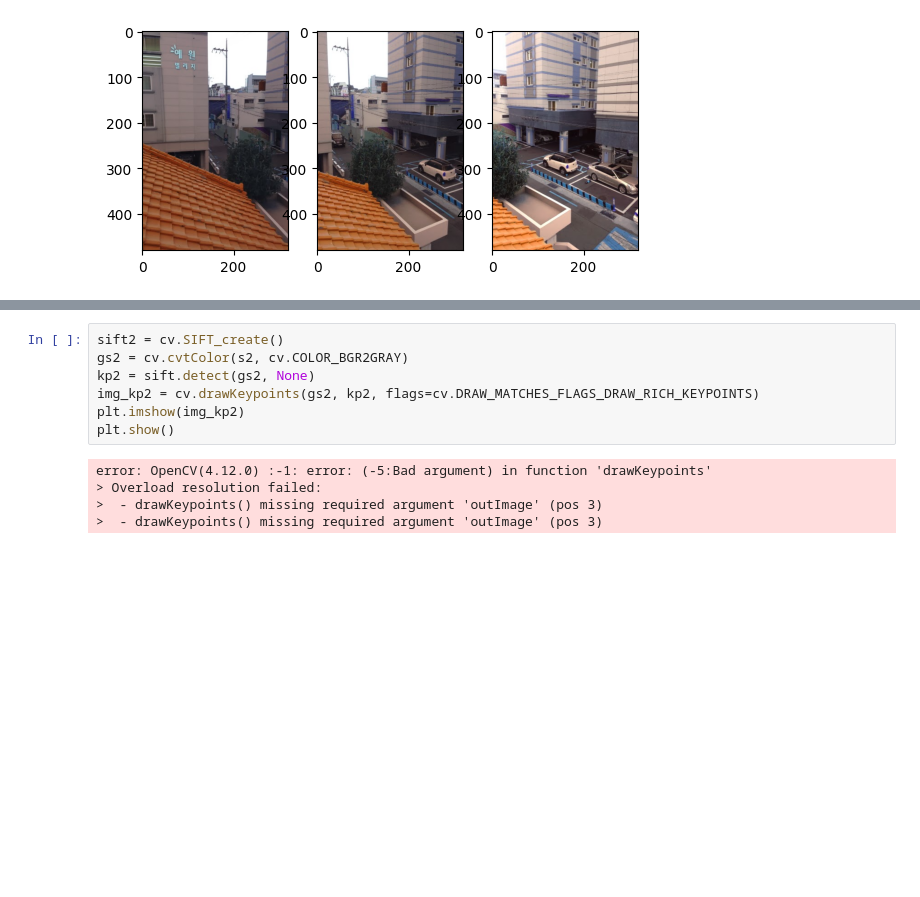
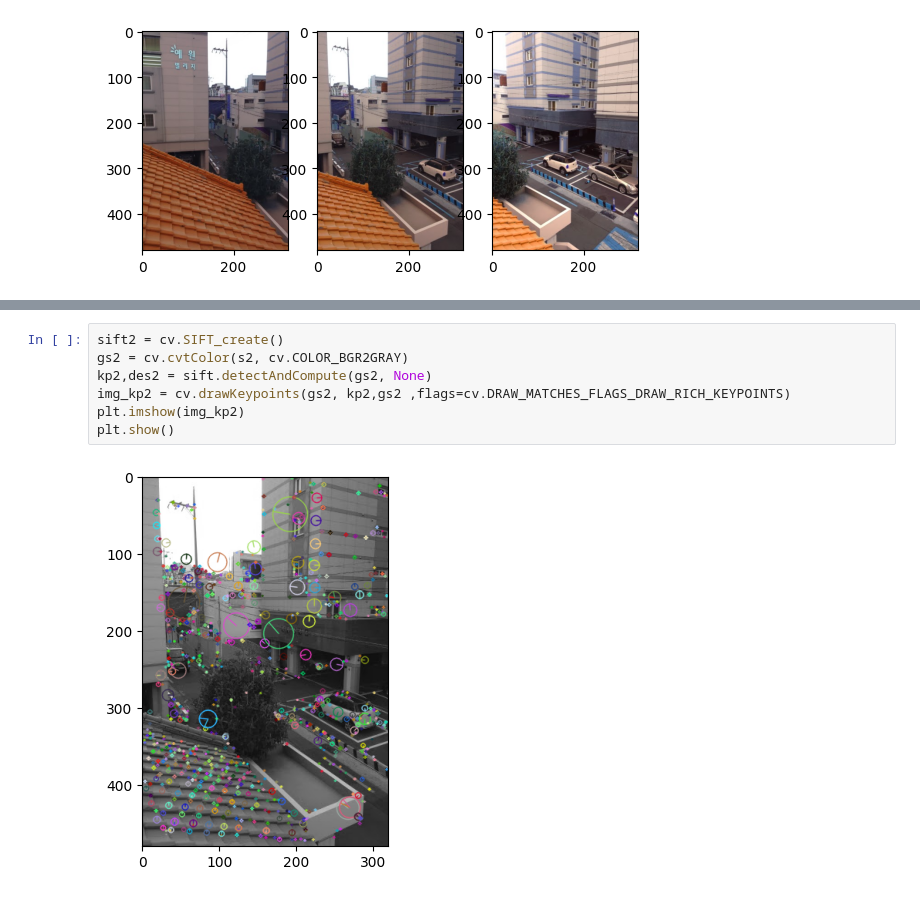
Before and after one commit to kumargautampushkar/LearnOpenCV, a Jupyter notebook: image_stiching.ipynb, the cells around one changed output, grey strips where cells are left out. Drawn from its saved outputs; the diff is of its cells as text; blank space fills up the shorter version.

```diff
--- a/image_stiching.ipynb
+++ b/image_stiching.ipynb
@@ -45,12 +42,9 @@ error: OpenCV(4.12.0) :-1: error: (-5:Bad argument) in function 'drawKeypoints'
 # %%
 sift2 = cv.SIFT_create()
 gs2 = cv.cvtColor(s2, cv.COLOR_BGR2GRAY)
-kp2 = sift.detect(gs2, None)
-img_kp2 = cv.drawKeypoints(gs2, kp2, flags=cv.DRAW_MATCHES_FLAGS_DRAW_RICH_KEYPOINTS)
+kp2,des2 = sift.detectAndCompute(gs2, None)
+img_kp2 = cv.drawKeypoints(gs2, kp2,gs2 ,flags=cv.DRAW_MATCHES_FLAGS_DRAW_RICH_KEYPOINTS)
 plt.imshow(img_kp2)
 plt.show()
 # %% [output]
-error: OpenCV(4.12.0) :-1: error: (-5:Bad argument) in function 'drawKeypoints'
-> Overload resolution failed:
->  - drawKeypoints() missing required argument 'outImage' (pos 3)
->  - drawKeypoints() missing required argument 'outImage' (pos 3)
+[figure, added]
```
Also changed, not shown: parts of 2 cells of this notebook.
